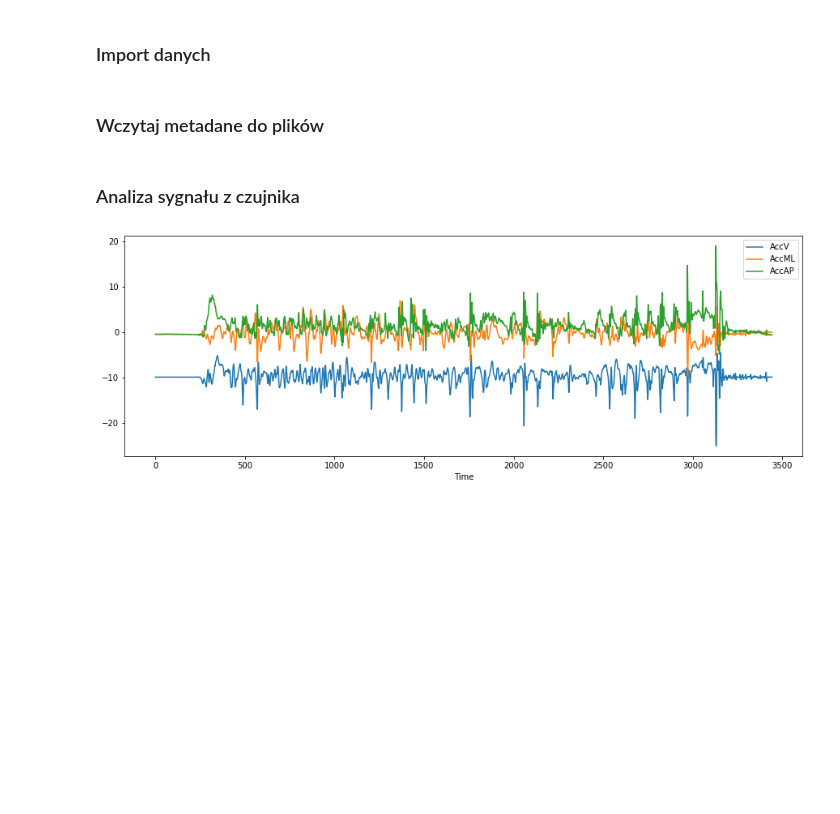
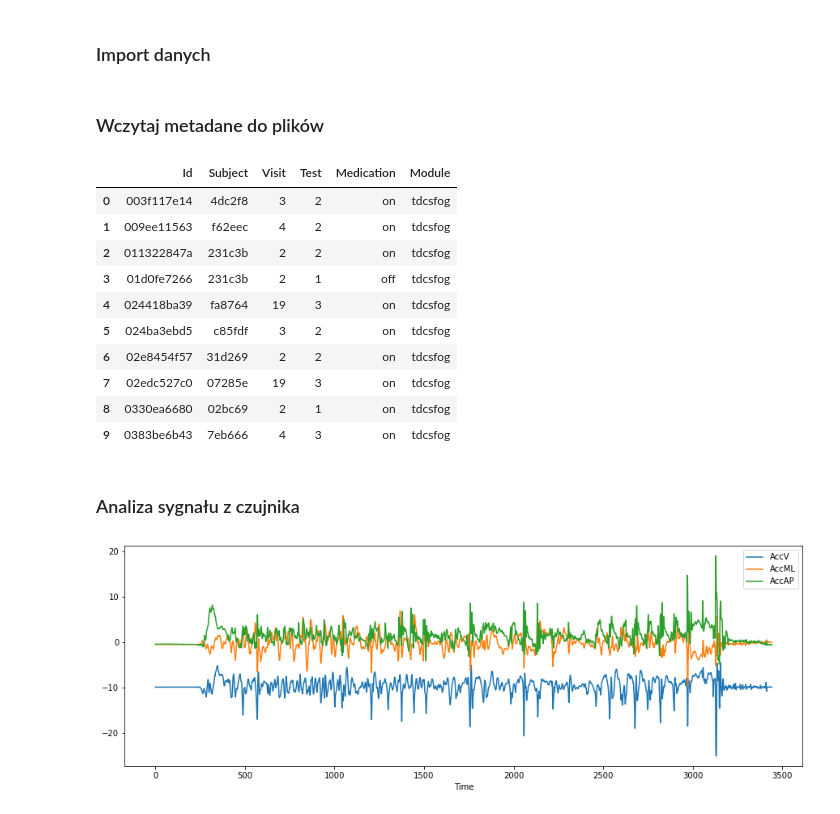
Before and after one commit to mzarnecki/time-series-analysis, a Jupyter notebook: notebook/parkinson_fog_prediction.ipynb, the cells around one changed output. Saved outputs shown, nothing was run; the diff lists cells and outputs as text; code cells hidden in the pictures; blank space fills up the shorter version.

```diff
--- a/notebook/parkinson_fog_prediction.ipynb
+++ b/notebook/parkinson_fog_prediction.ipynb
@@ -113,7 +92,11 @@ Requirement already satisfied: threadpoolctl>=2.0.0 in /home/michal/anaconda3/li
 # %% [markdown]
 ### Wczytaj metadane do plików
 # %%
-root = 'input/tlvmc-parkinsons-freezing-gait-prediction/'
+import pandas as pd
+import glob
+from os import path
+
+root = '../data/parkinson_fog/'
 
 train = glob.glob(path.join(root, 'train/**/**'))
 test = glob.glob(path.join(root, 'test/**/**'))
@@ -129,6 +112,22 @@ tdcsfog_metadata['Module'] = 'tdcsfog'
 defog_metadata['Module'] = 'defog'
 
 full_metadata = pd.concat([tdcsfog_metadata, defog_metadata])
+# %%
+subjects.head(10)
+events.head(10)
+tdcsfog_metadata.head(10)
+# %% [output]
+|  | Id | Subject | Visit | Test | Medication | Module |
+| 0 | 003f117e14 | 4dc2f8 | 3 | 2 | on | tdcsfog |
+| 1 | 009ee11563 | f62eec | 4 | 2 | on | tdcsfog |
+| 2 | 011322847a | 231c3b | 2 | 2 | on | tdcsfog |
+| 3 | 01d0fe7266 | 231c3b | 2 | 1 | off | tdcsfog |
+| 4 | 024418ba39 | fa8764 | 19 | 3 | on | tdcsfog |
+| 5 | 024ba3ebd5 | c85fdf | 3 | 2 | on | tdcsfog |
+| 6 | 02e8454f57 | 31d269 | 2 | 2 | on | tdcsfog |
+| 7 | 02edc527c0 | 07285e | 19 | 3 | on | tdcsfog |
+| 8 | 0330ea6680 | 02bc69 | 2 | 1 | on | tdcsfog |
+| 9 | 0383be6b43 | 7eb666 | 4 | 3 | on | tdcsfog |
 # %% [markdown]
 ### Analiza sygnału z czujnika
 # %%
```
Also changed, not shown: parts of 3 cells of this notebook, 2 other files.
